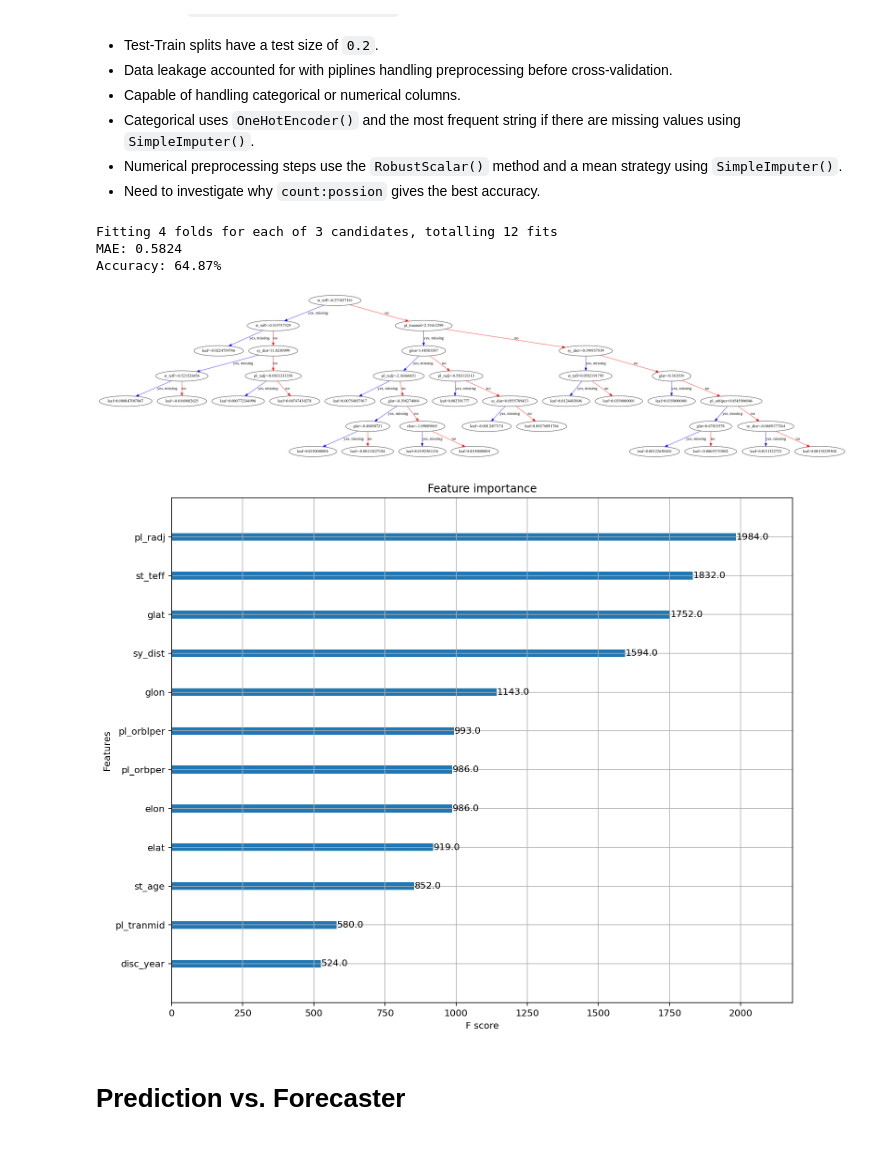
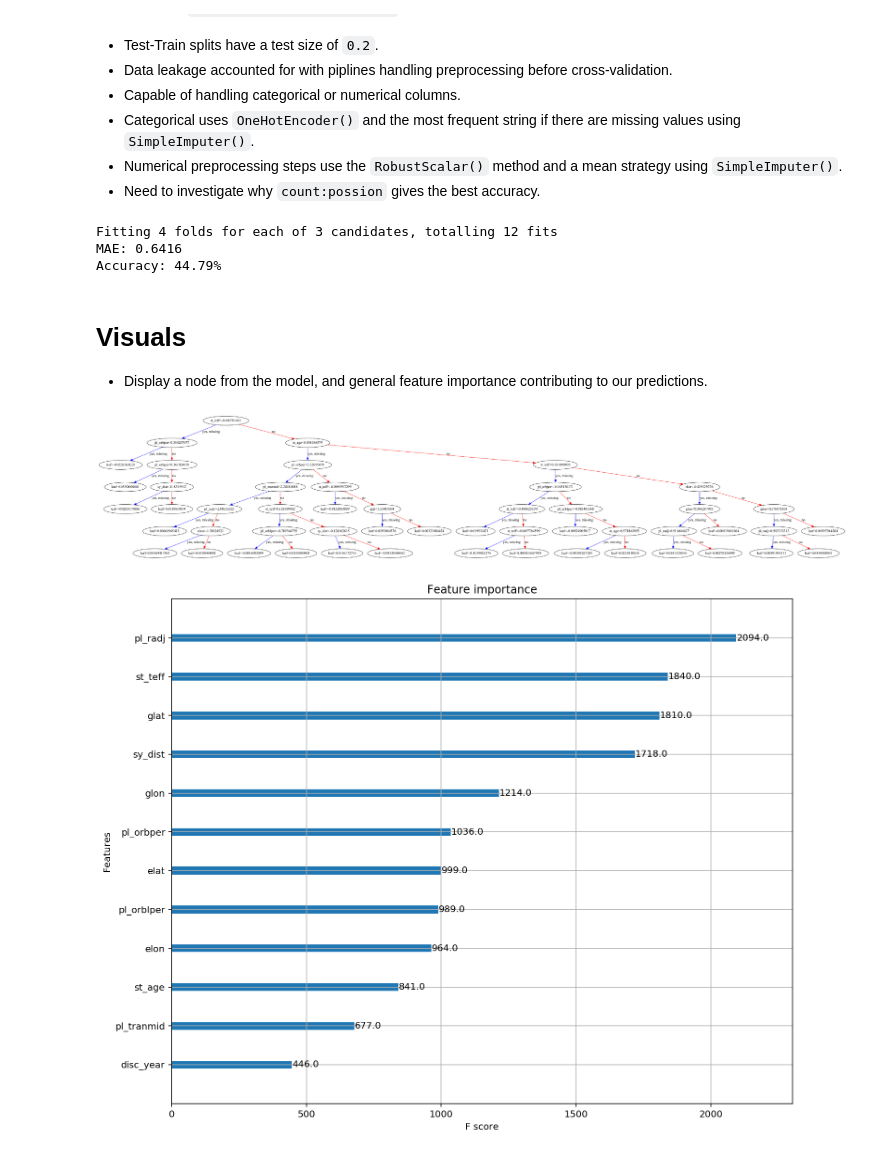
Before and after one commit to sourestdeeds/firefly, a Jupyter notebook: firefly/Project Serenity/workbook.ipynb, the cells around one changed output. Cells and saved outputs as stored; diff of their text form; code cells hidden in the pictures.

```diff
--- a/firefly/Project Serenity/workbook.ipynb
+++ b/firefly/Project Serenity/workbook.ipynb
@@ -29,16 +34,16 @@ class suppress_print():
 - Need to investigate why `count:possion` gives the best accuracy.
 # %%
 hyper_parameters = {'nthread':[4], #when use hyperthread, xgboost may become slower
-                        'objective':['count:poisson'],#['reg:squarederror'],['count:poisson']['reg:squaredlogerror']
-                        'learning_rate': [0.05], #so called `eta` value
-                        'max_depth': [5,6,7],
-                        'min_child_weight': [0,],
-                        'subsample': [0.2],
-                        'colsample_bytree': [1],
-                        'n_estimators': [500,]}
+                    'objective':['count:poisson'],#['reg:squarederror'],['count:poisson']['reg:squaredlogerror']
+                    'learning_rate': [0.05], #so called `eta` value
+                    'max_depth': [5,6,7],
+                    'min_child_weight': [0,],
+                    'subsample': [0.2],
+                    'colsample_bytree': [1],
+                    'n_estimators': [500,]}
 
 
-features = ['pl_radj', 'glat', 'glon', 'elat', 'elon', 'sy_dist', 'disc_year', 'st_age', 'st_teff', 'pl_orblper', 'pl_tranmid', 'pl_orbper', 'pl_name',]
+features = ['pl_radj', 'glat', 'glon', 'elat', 'elon', 'sy_dist', 'disc_year', 'st_age', 'st_teff', 'pl_orblper', 'pl_tranmid', 'pl_orbper']
 #features = ['pl_radj', 'pl_name']
 objective = 'pl_massj'
 override = False
@@ -50,21 +55,22 @@ X_train, X_test, y_train, y_test, X, y = read_data('data/ML_nasa_tess_viable.csv
 clf, y_pred = pipelines(hyper_parameters, seed=random_seed)
 # %% [output]
 Fitting 4 folds for each of 3 candidates, totalling 12 fits
-MAE: 0.5824
-Accuracy: 64.87%
+MAE: 0.6416
+Accuracy: 44.79%
+# %% [markdown]
+# Visuals
+- Display a node from the model, and general feature importance contributing to our predictions.
 # %%
 if override:
     pass
 else:
     fig, ax = plt.subplots(figsize=(45,45))
     model = clf.named_steps.model.named_steps.crossValidation.best_estimator_
-    model.get_booster().feature_names = [i for i in features if not any(c in i for c in ['pl_name', 'pl_massj'])]
+    model.get_booster().feature_names = features
     plot_tree(model.get_booster(), ax=ax)
 
     fig, ax = plt.subplots(figsize=(12,10))
     plot_importance(model.get_booster(), ax=ax)
 # %% [output]
-[figure, old version]
+[figure, new version]
-[figure, old version]
+[figure, new version]
-# %% [markdown]
-# Prediction vs. Forecaster
```
Also changed, not shown: parts of 10 cells of this notebook, 5 other files.
